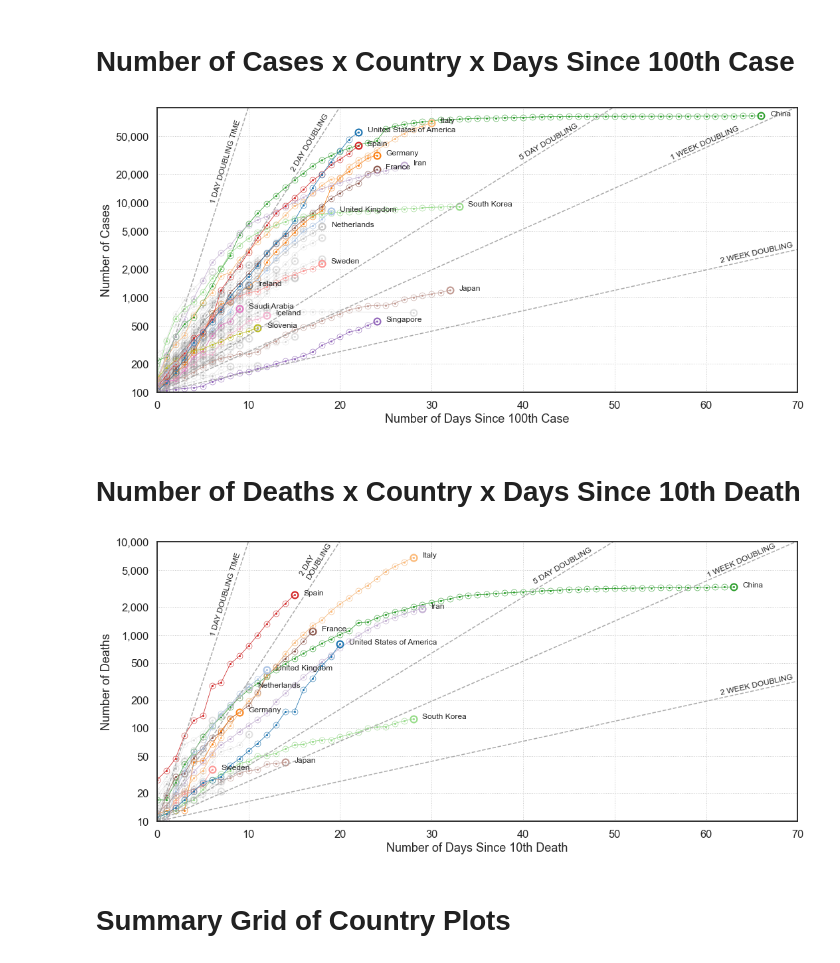
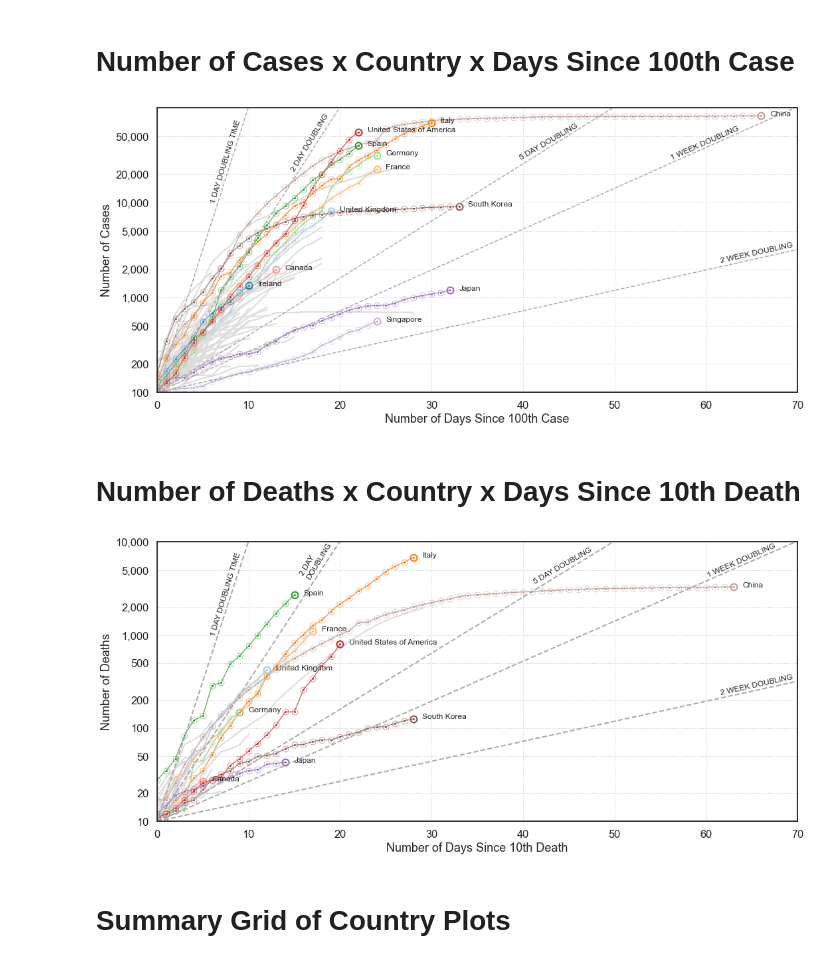
Before and after one commit to barrysmyth/data_in_the_time_of_corona, a Jupyter notebook: notebooks/100_numbers_by_day.ipynb, the cells around one changed output. Cells and saved outputs as stored; diff of their text form; code cells hidden in the pictures.

```diff
--- a/notebooks/100_numbers_by_day.ipynb
+++ b/notebooks/100_numbers_by_day.ipynb
@@ -55,12 +55,32 @@ all_countries = df['country'].unique()
 longest_10_countries_by_cases = set(df.groupby('country')['day_zero_cases'].apply(lambda g: len(g[g>0])).sort_values(ascending=False).head(10).index.values)
 
 # Countries we wil highlight in our graphs and their corresponding colour maps.
-highlight_countries = set([*longest_10_countries_by_cases, 'Ireland', 'Netherlands', 'Saudi_Arabia', 'Sweden', 'Slovenia', 'Iceland', 'United_Kingdom'])
+# highlight_countries = set([*longest_10_countries_by_cases, 'Ireland', 'United_Kingdom'])
+highlight_countries = [
+    'Ireland', 'United_Kingdom', 'Italy', 'France', 'Spain', 'Germany',
+    'United_States_of_America', 'Canada', 'Japan', 'Singapore', 'South_Korea', 'China'
+]
 highlight_colour_dict = dict(zip(highlight_countries, colours))
+# %%
+def plot_simple_country_by_day(ax, s, **kwargs):
+
+    """Generate a basic line  for a single country.
+
+    Args:
+        ax - plot axis
+        s - the series data with, for example, cumulative cases/deaths for the target country.
+    """
+
+    if 0 in s.index:
+        s = s.loc[0:]
+
+        x, y = s.index.values, s.values
+
+        ax.plot(x, y, **kwargs)
 # %%
 def plot_country_by_day(ax, s, label=None, **kwargs):
 
-    """Generate a basic line plat for a single country.
+    """Generate a basic line plot for a single country with markers and annotation.
 
     Args:
         ax - plot axis
@@ -92,17 +112,20 @@ def plot_country_by_day(ax, s, label=None, **kwargs):
 # %% [markdown]
 # Number of Cases x Country x Days Since 100th Case
 # %%
+day_zero_col, cum_col = 'day_zero_cases', 'cum_cases_log10'
+
+
 fig, ax = plt.subplots(figsize=(15, 7))
 
 # Plot for all countries but using a faded grey; this plot effectively serves as an unlabaled background to
 # create a sense of how the other countries are progressing.
 df[df['country'].isin(all_countries)].groupby('country').apply(
-    lambda g: plot_country_by_day(ax, g.set_index('day_zero_cases')['cum_cases_log10'], label=None, c='grey', alpha=.2)
+    lambda g: plot_simple_country_by_day(ax, g.set_index(day_zero_col)[cum_col], lw=2, c='gainsboro', alpha=1)
 )
 
 # An annotated plot for the set of highlight countries.
 df[df['country'].isin(highlight_countries)].groupby('country').apply(
-    lambda g: plot_country_by_day(ax, g.set_index('day_zero_cases')['cum_cases_log10'], label=g.name, c=highlight_colour_dict[g.name])
+    lambda g: plot_country_by_day(ax, g.set_index(day_zero_col)[cum_col], label=g.name, c=highlight_colour_dict[g.name])
 )
 
 
@@ -112,33 +135,32 @@ def doubling_time(e, d):
     y = np.log10((2**(x/d))*100)
     return x, y
 
 for d in [1, 2, 5, 7, 14]: ax.plot(*doubling_time(71, d), c='darkgrey', lw=1.5, ls='--')
 
 ax.annotate("1 DAY DOUBLING TIME", xy=(5.75, 4), fontsize=12, rotation=73)
 ax.annotate("2 DAY DOUBLING", xy=(14.5, 4.33), fontsize=12, rotation=59)
 ax.annotate("5 DAY DOUBLING", xy=(39.5, 4.45), fontsize=12, rotation=30)
 ax.annotate("1 WEEK DOUBLING", xy=(56, 4.45), fontsize=12, rotation=24)
 ax.annotate("2 WEEK DOUBLING", xy=(61.5, 3.37), fontsize=12, rotation=12.5)
 
 
 # Labels and axes
 ax.set_xlabel('Number of Days Since 100th Case')
 ax.set_ylabel('Number of Cases')
 
 ax.set_xlim(0, 70)
 ax.set_ylim(2, 5)
 
 yticks = np.array([100, 200, 500, 1000, 2000, 5000, 10000, 20000, 50000])
 yticks_log10 = np.log10(yticks)
 
 ax.set_yticks(yticks_log10)
 ax.set_yticklabels(yticks)
 ax.set_yticklabels([format(num, ',') for num in yticks])
 
-
 ax.grid(b=True, lw=1, ls=':')
 
 plt.tight_layout()
 # %% [output]
-[figure, old version]
+[figure, new version]
 # %%
@@ -146,17 +168,20 @@ fig.savefig(graphs_dir+'cases_by_days_for_countries.png', format='png')
 # %% [markdown]
 # Number of Deaths x Country x Days Since 10th Death
 # %%
+day_zero_col, cum_col = 'day_zero_deaths', 'cum_deaths_log10'
+
 fig, ax = plt.subplots(figsize=(15, 7))
 
 # Plot for all countries but using a faded grey; this plot effectively serves as an unlabaled background to
 # create a sense of how the other countries are progressing.
 df[df['country'].isin(all_countries)].groupby('country').apply(
-    lambda g: plot_country_by_day(ax, g.set_index('day_zero_deaths')['cum_deaths_log10'], label=None, c='grey', alpha=.2)
+    lambda g: plot_simple_country_by_day(ax, g.set_index(day_zero_col)[cum_col], lw=2, c='gainsboro', alpha=1)
 )
+
 
 # An annotated plot for the set of highlight countries.
 df[df['country'].isin(highlight_countries)].groupby('country').apply(
-    lambda g: plot_country_by_day(ax, g.set_index('day_zero_deaths')['cum_deaths_log10'], label=g.name, c=highlight_colour_dict[g.name])
+    lambda g: plot_country_by_day(ax, g.set_index(day_zero_col)[cum_col], label=g.name, c=highlight_colour_dict[g.name])
 )
 
 
@@ -166,7 +191,7 @@ def doubling_time(e, d):
     y = np.log10((2**(x/d))*10)
     return x, y
 
-for d in [1, 2, 5, 7, 14]: ax.plot(*doubling_time(71, d), c='darkgrey', lw=1.5, ls='--')
+for d in [1, 2, 5, 7, 14]: ax.plot(*doubling_time(71, d), c='darkgrey', lw=2, ls='--')
 
 ax.annotate("1 DAY DOUBLING TIME", xy=(5.75, 3), fontsize=12, rotation=73)
 ax.annotate("2 DAY\nDOUBLING", xy=(15.5, 3.6), fontsize=12, rotation=59)
@@ -194,5 +219,5 @@ ax.grid(b=True, lw=1, ls=':')
 
 plt.tight_layout()
 # %% [output]
-[figure, old version]
+[figure, new version]
 # %%
```
Also changed, not shown: parts of 11 cells of this notebook.
